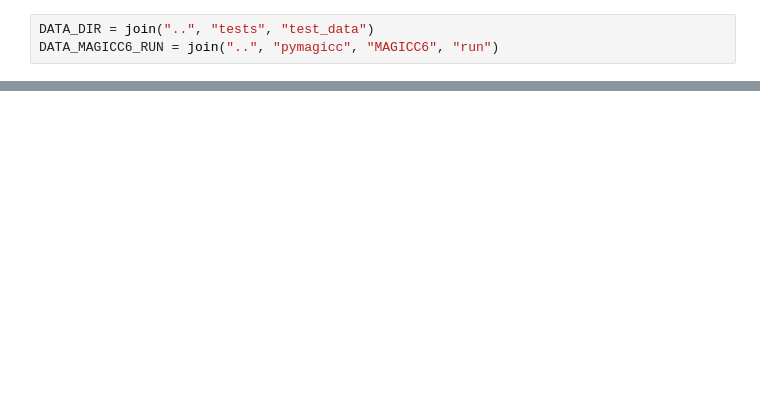
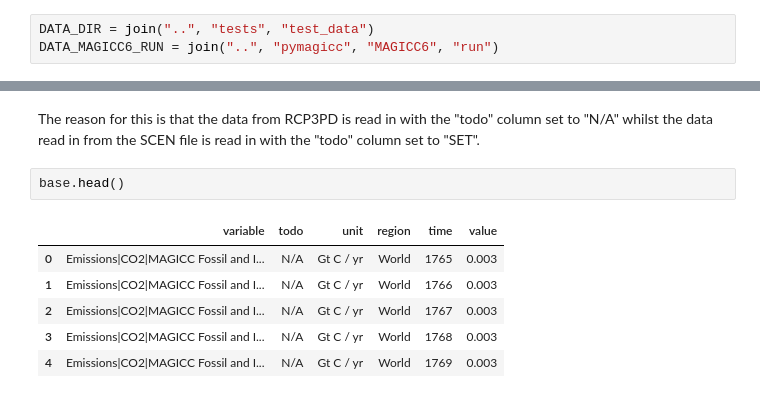
Before and after one commit to openscm/pymagicc, a Jupyter notebook: notebooks/Building-Scenarios.ipynb, the cells around one changed output, grey strips where cells are left out. Saved outputs shown, nothing was run; the diff lists cells and outputs as text; blank space fills up the shorter version.

```diff
--- a/notebooks/Building-Scenarios.ipynb
+++ b/notebooks/Building-Scenarios.ipynb
@@ -253,0 +58,11 @@ ax.set_ylim([4, 20]);
+# %% [markdown]
+The reason for this is that the data from RCP3PD is read in with the "todo" column set to "N/A" whilst the data read in from the SCEN file is read in with the "todo" column set to "SET".
+# %%
+base.head()
+# %% [output]
+|  | variable | todo | unit | region | time | value |
+| 0 | Emissions|CO2|MAGICC Fossil and I... | N/A | Gt C / yr | World | 1765 | 0.003 |
+| 1 | Emissions|CO2|MAGICC Fossil and I... | N/A | Gt C / yr | World | 1766 | 0.003 |
+| 2 | Emissions|CO2|MAGICC Fossil and I... | N/A | Gt C / yr | World | 1767 | 0.003 |
+| 3 | Emissions|CO2|MAGICC Fossil and I... | N/A | Gt C / yr | World | 1768 | 0.003 |
+| 4 | Emissions|CO2|MAGICC Fossil and I... | N/A | Gt C / yr | World | 1769 | 0.003 |
```
Also changed, not shown: parts of 42 cells of this notebook, 1 other file.
